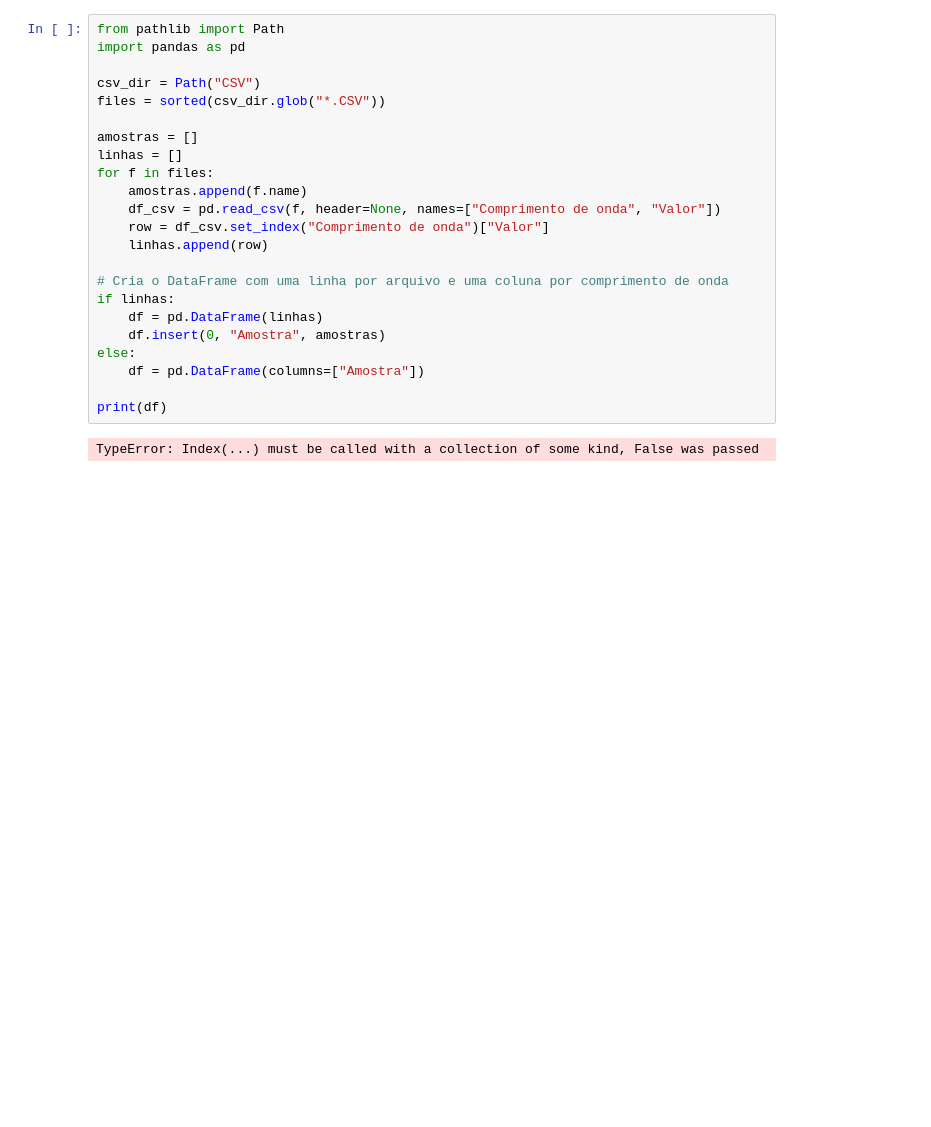
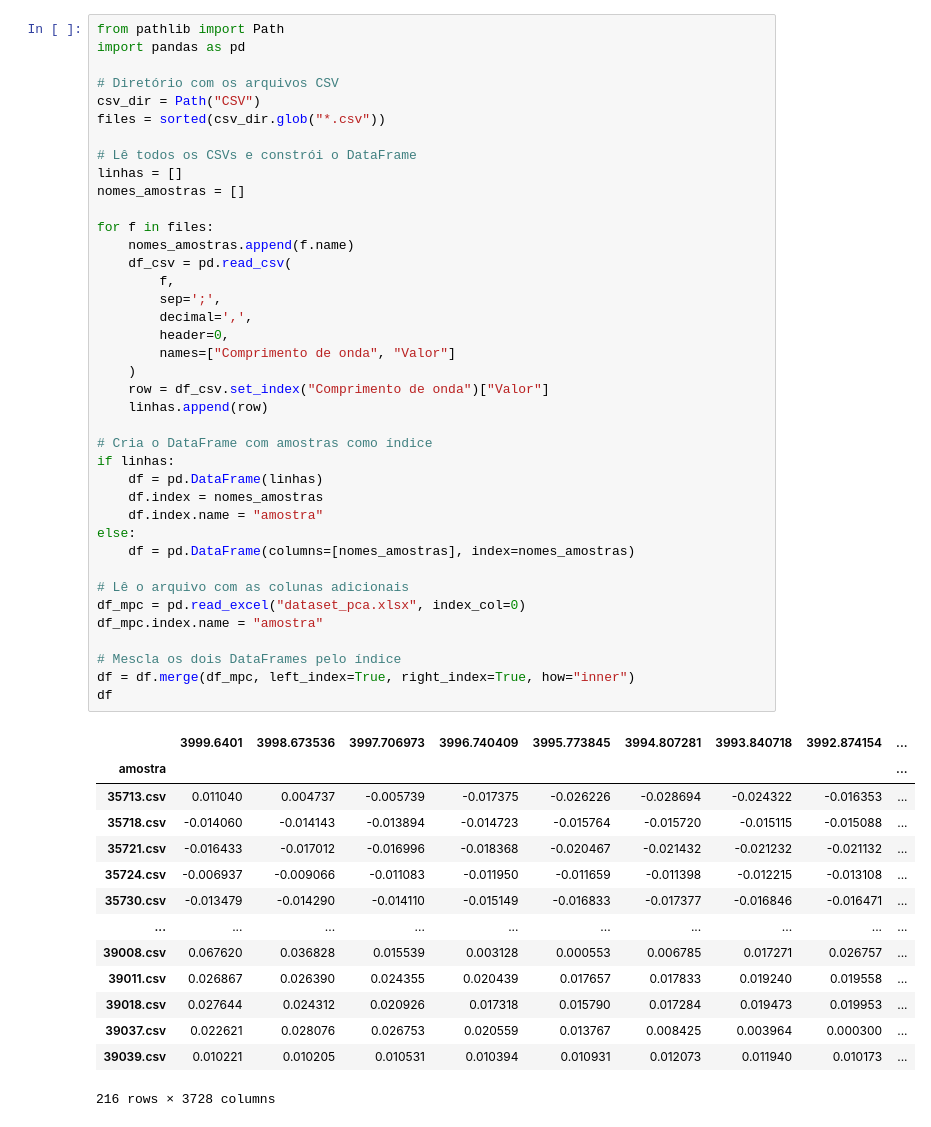
Before and after one commit to vsfvieira-11/trabalho-ad, a Jupyter notebook: main.ipynb, the cells around one changed output. Saved outputs shown, nothing was run; the diff lists cells and outputs as text; blank space fills up the shorter version.

```diff
--- a/main.ipynb
+++ b/main.ipynb
@@ -1,25 +1,54 @@
 # %%
 from pathlib import Path
 import pandas as pd
 
+# Diretório com os arquivos CSV
 csv_dir = Path("CSV")
-files = sorted(csv_dir.glob("*.CSV"))
+files = sorted(csv_dir.glob("*.csv"))
 
-amostras = []
+# Lê todos os CSVs e constrói o DataFrame
 linhas = []
+nomes_amostras = []
+
 for f in files:
-    amostras.append(f.name)
-    df_csv = pd.read_csv(f, header=None, names=["Comprimento de onda", "Valor"])
+    nomes_amostras.append(f.name)
+    df_csv = pd.read_csv(
+        f,
+        sep=';',
+        decimal=',',
+        header=0,
+        names=["Comprimento de onda", "Valor"]
+    )
     row = df_csv.set_index("Comprimento de onda")["Valor"]
     linhas.append(row)
 
-# Cria o DataFrame com uma linha por arquivo e uma coluna por comprimento de onda
+# Cria o DataFrame com amostras como índice
 if linhas:
     df = pd.DataFrame(linhas)
-    df.insert(0, "Amostra", amostras)
+    df.index = nomes_amostras
+    df.index.name = "amostra"
 else:
-    df = pd.DataFrame(columns=["Amostra"])
+    df = pd.DataFrame(columns=[nomes_amostras], index=nomes_amostras)
 
-print(df)
+# Lê o arquivo com as colunas adicionais
+df_mpc = pd.read_excel("dataset_pca.xlsx", index_col=0)
+df_mpc.index.name = "amostra"
+
+# Mescla os dois DataFrames pelo índice
+df = df.merge(df_mpc, left_index=True, right_index=True, how="inner")
+df
 # %% [output]
+|  | 3999.6401 | 3998.673536 | 3997.706973 | 3996.740409 | 3995.773845 | 3994.807281 | 3993.840718 | 3992.874154 | ... |
+| amostra |  |  |  |  |  |  |  |  | ... |
+| 35713.csv | 0.011040 | 0.004737 | -0.005739 | -0.017375 | -0.026226 | -0.028694 | -0.024322 | -0.016353 | ... |
+| 35718.csv | -0.014060 | -0.014143 | -0.013894 | -0.014723 | -0.015764 | -0.015720 | -0.015115 | -0.015088 | ... |
+| 35721.csv | -0.016433 | -0.017012 | -0.016996 | -0.018368 | -0.020467 | -0.021432 | -0.021232 | -0.021132 | ... |
+| 35724.csv | -0.006937 | -0.009066 | -0.011083 | -0.011950 | -0.011659 | -0.011398 | -0.012215 | -0.013108 | ... |
+| 35730.csv | -0.013479 | -0.014290 | -0.014110 | -0.015149 | -0.016833 | -0.017377 | -0.016846 | -0.016471 | ... |
+| ... | ... | ... | ... | ... | ... | ... | ... | ... | ... |
+| 39008.csv | 0.067620 | 0.036828 | 0.015539 | 0.003128 | 0.000553 | 0.006785 | 0.017271 | 0.026757 | ... |
+| 39011.csv | 0.026867 | 0.026390 | 0.024355 | 0.020439 | 0.017657 | 0.017833 | 0.019240 | 0.019558 | ... |
+| 39018.csv | 0.027644 | 0.024312 | 0.020926 | 0.017318 | 0.015790 | 0.017284 | 0.019473 | 0.019953 | ... |
+| 39037.csv | 0.022621 | 0.028076 | 0.026753 | 0.020559 | 0.013767 | 0.008425 | 0.003964 | 0.000300 | ... |
+| 39039.csv | 0.010221 | 0.010205 | 0.010531 | 0.010394 | 0.010931 | 0.012073 | 0.011940 | 0.010173 | ... |
-TypeError: Index(...) must be called with a collection of some kind, False was passed
+216 rows × 3728 columns
```
Also changed, not shown: parts of 2 cells of this notebook, 27 other files.
